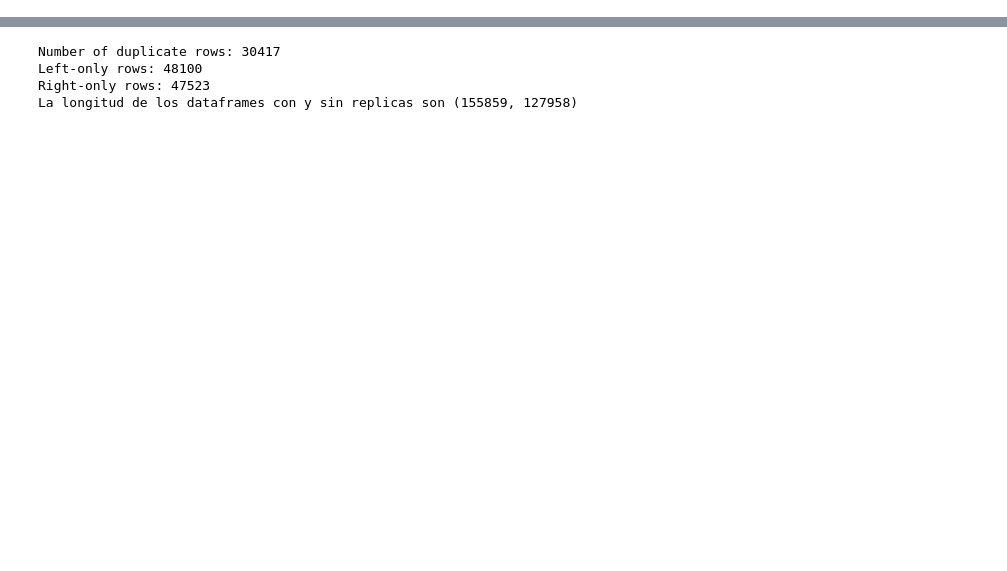
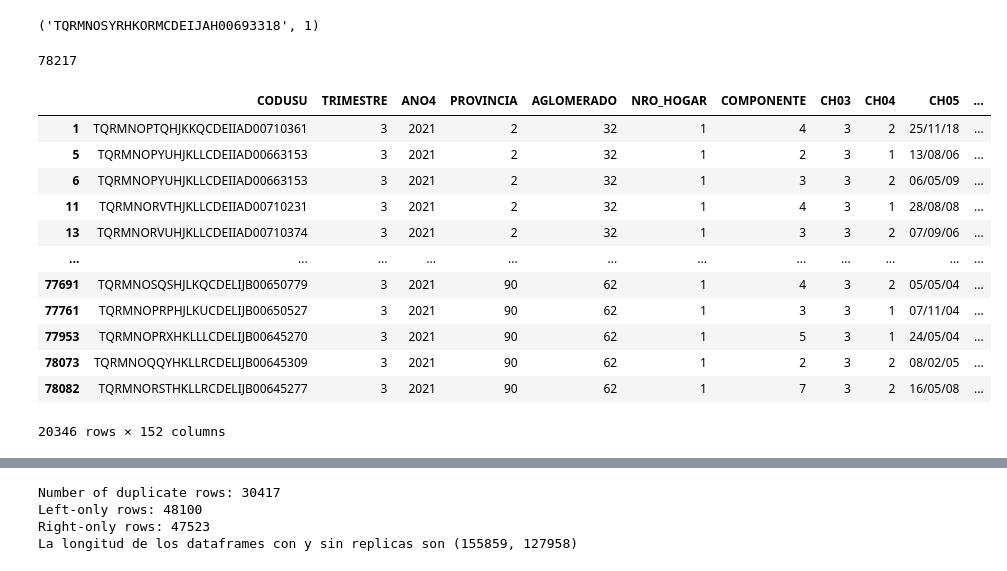
Before and after one commit to datos-Fundar/indice-mercado-trabajo-ingresos, a Jupyter notebook: scripts/04_chequeo_EPH.ipynb, the cells around one changed output, grey strips where cells are left out. Saved outputs shown, nothing was run; the diff lists cells and outputs as text; code cells hidden in the pictures; blank space fills up the shorter version.

```diff
--- a/scripts/04_chequeo_EPH.ipynb
+++ b/scripts/04_chequeo_EPH.ipynb
@@ -41,0 +83,24 @@ df_people_2022 = pd.read_csv(pathdata + 'data_input/personas_tot_urb_3T_22.txt',
+# %%
+aver.index[0]
+# %% [output]
+('TQRMNOSYRHKORMCDEIJAH00693318', 1)
+# %%
+len(merged_df_2021)
+# %% [output]
+78217
+# %%
+df_people_2021.loc[(df_people_2021['CH03']!=2) & (df_people_2021['CH06']<18)]
+# %% [output]
+|  | CODUSU | TRIMESTRE | ANO4 | PROVINCIA | AGLOMERADO | NRO_HOGAR | COMPONENTE | CH03 | CH04 | CH05 | ... |
+| 1 | TQRMNOPTQHJKKQCDEIIAD00710361 | 3 | 2021 | 2 | 32 | 1 | 4 | 3 | 2 | 25/11/18 | ... |
+| 5 | TQRMNOPYUHJKLLCDEIIAD00663153 | 3 | 2021 | 2 | 32 | 1 | 2 | 3 | 1 | 13/08/06 | ... |
+| 6 | TQRMNOPYUHJKLLCDEIIAD00663153 | 3 | 2021 | 2 | 32 | 1 | 3 | 3 | 2 | 06/05/09 | ... |
+| 11 | TQRMNORVTHJKLLCDEIIAD00710231 | 3 | 2021 | 2 | 32 | 1 | 4 | 3 | 1 | 28/08/08 | ... |
+| 13 | TQRMNORVUHJKLLCDEIIAD00710374 | 3 | 2021 | 2 | 32 | 1 | 3 | 3 | 2 | 07/09/06 | ... |
+| ... | ... | ... | ... | ... | ... | ... | ... | ... | ... | ... | ... |
+| 77691 | TQRMNOSQSHJLKQCDELIJB00650779 | 3 | 2021 | 90 | 62 | 1 | 4 | 3 | 2 | 05/05/04 | ... |
+| 77761 | TQRMNOPRPHJLKUCDELIJB00650527 | 3 | 2021 | 90 | 62 | 1 | 3 | 3 | 1 | 07/11/04 | ... |
+| 77953 | TQRMNOPRXHKLLLCDELIJB00645270 | 3 | 2021 | 90 | 62 | 1 | 5 | 3 | 1 | 24/05/04 | ... |
+| 78073 | TQRMNOQQYHKLLRCDELIJB00645309 | 3 | 2021 | 90 | 62 | 1 | 2 | 3 | 2 | 08/02/05 | ... |
+| 78082 | TQRMNORSTHKLLRCDELIJB00645277 | 3 | 2021 | 90 | 62 | 1 | 7 | 3 | 2 | 16/05/08 | ... |
+20346 rows × 152 columns
```
Also changed, not shown: parts of 16 cells of this notebook, 9 other files.
